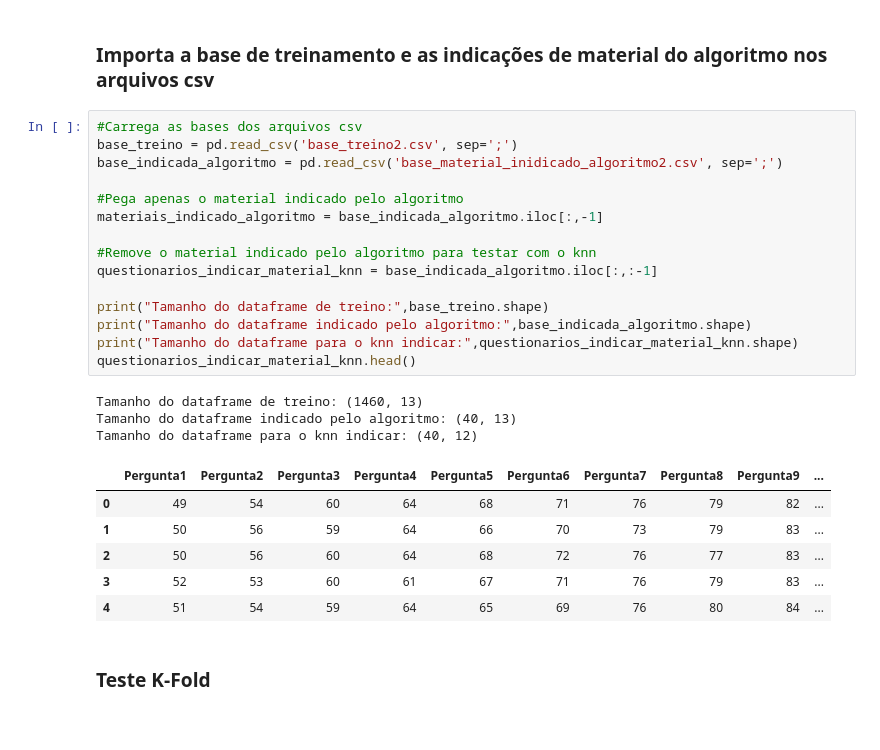
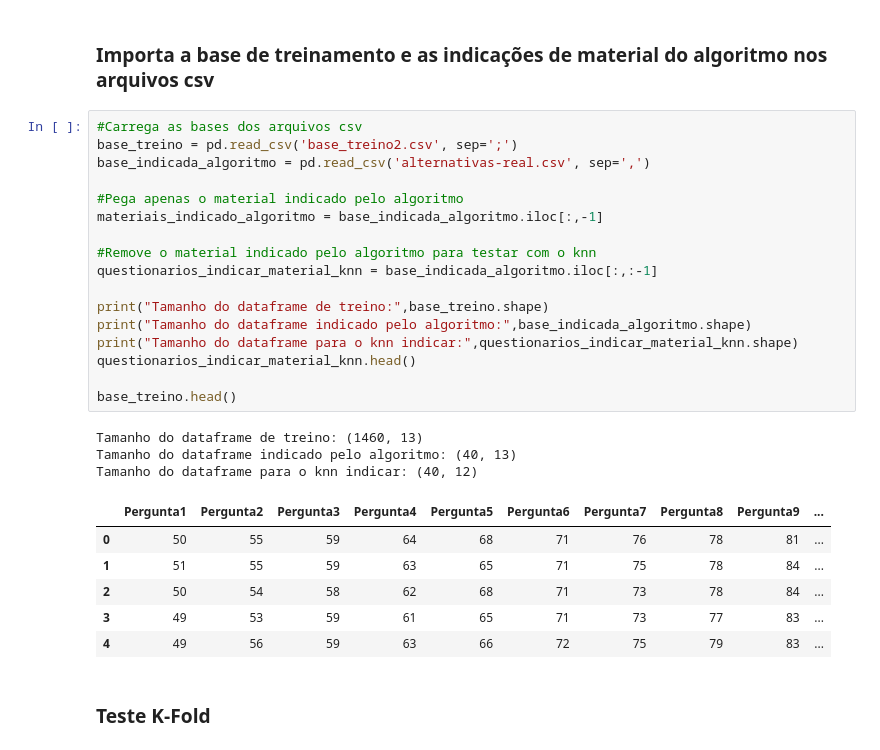
Before and after one commit to rnappi/ftt-tcc, a Jupyter notebook: aplicação/Notebook/knn/run.ipynb, the cells around one changed output. Cells and saved outputs as stored; diff of their text form.

```diff
--- a/aplicação/Notebook/knn/run.ipynb
+++ b/aplicação/Notebook/knn/run.ipynb
@@ -12,28 +12,30 @@ import matplotlib.pyplot as plt
 # %%
 #Carrega as bases dos arquivos csv
 base_treino = pd.read_csv('base_treino2.csv', sep=';')
-base_indicada_algoritmo = pd.read_csv('base_material_inidicado_algoritmo2.csv', sep=';')
+base_indicada_algoritmo = pd.read_csv('alternativas-real.csv', sep=',')
 
 #Pega apenas o material indicado pelo algoritmo
 materiais_indicado_algoritmo = base_indicada_algoritmo.iloc[:,-1]
 
 #Remove o material indicado pelo algoritmo para testar com o knn
 questionarios_indicar_material_knn = base_indicada_algoritmo.iloc[:,:-1]
 
 print("Tamanho do dataframe de treino:",base_treino.shape)
 print("Tamanho do dataframe indicado pelo algoritmo:",base_indicada_algoritmo.shape)
 print("Tamanho do dataframe para o knn indicar:",questionarios_indicar_material_knn.shape)
 questionarios_indicar_material_knn.head()
+
+base_treino.head()
 # %% [output]
 Tamanho do dataframe de treino: (1460, 13)
 Tamanho do dataframe indicado pelo algoritmo: (40, 13)
 Tamanho do dataframe para o knn indicar: (40, 12)
 |  | Pergunta1 | Pergunta2 | Pergunta3 | Pergunta4 | Pergunta5 | Pergunta6 | Pergunta7 | Pergunta8 | Pergunta9 | ... |
-| 0 | 49 | 54 | 60 | 64 | 68 | 71 | 76 | 79 | 82 | ... |
-| 1 | 50 | 56 | 59 | 64 | 66 | 70 | 73 | 79 | 83 | ... |
-| 2 | 50 | 56 | 60 | 64 | 68 | 72 | 76 | 77 | 83 | ... |
-| 3 | 52 | 53 | 60 | 61 | 67 | 71 | 76 | 79 | 83 | ... |
-| 4 | 51 | 54 | 59 | 64 | 65 | 69 | 76 | 80 | 84 | ... |
+| 0 | 50 | 55 | 59 | 64 | 68 | 71 | 76 | 78 | 81 | ... |
+| 1 | 51 | 55 | 59 | 63 | 65 | 71 | 75 | 78 | 84 | ... |
+| 2 | 50 | 54 | 58 | 62 | 68 | 71 | 73 | 78 | 84 | ... |
+| 3 | 49 | 53 | 59 | 61 | 65 | 71 | 73 | 77 | 83 | ... |
+| 4 | 49 | 56 | 59 | 63 | 66 | 72 | 75 | 79 | 83 | ... |
 # %% [markdown]
 ### Teste K-Fold
 # %%
```
Also changed, not shown: parts of 1 cell of this notebook, 5 other files.
